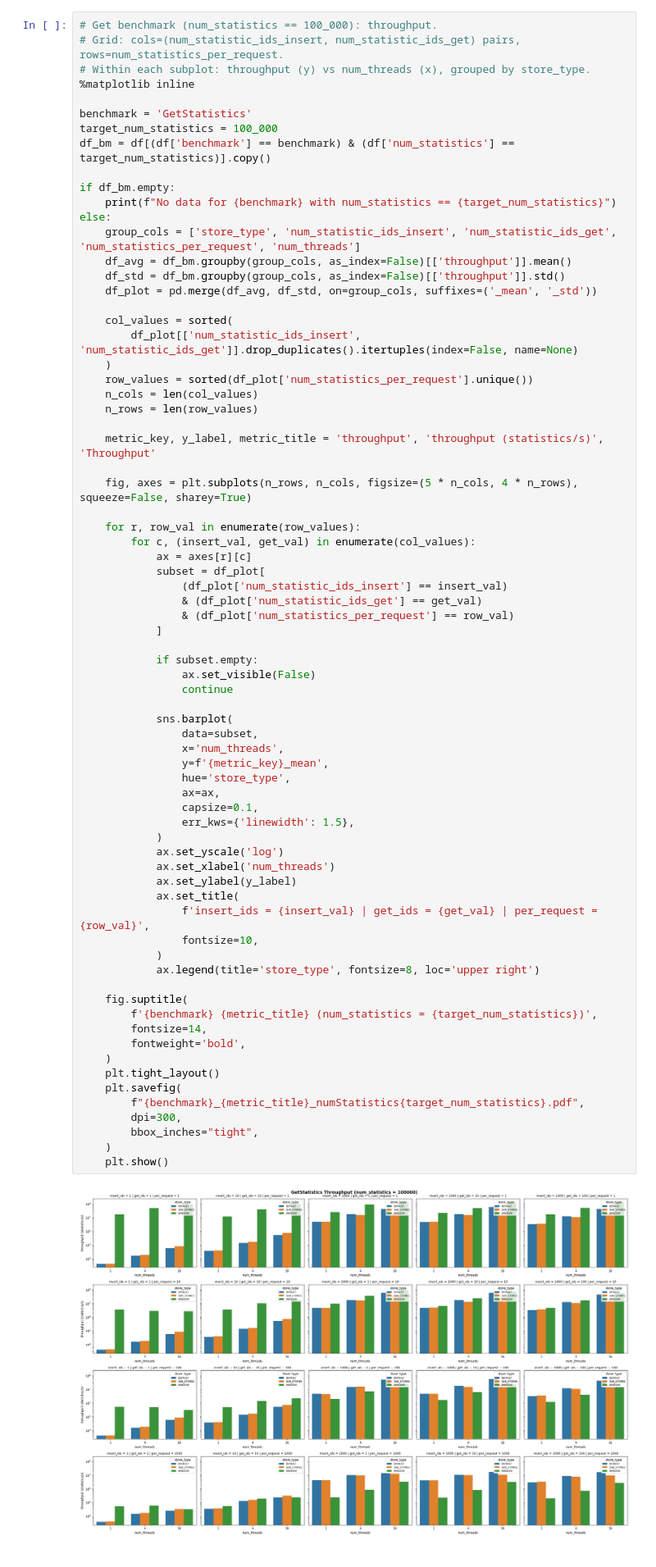
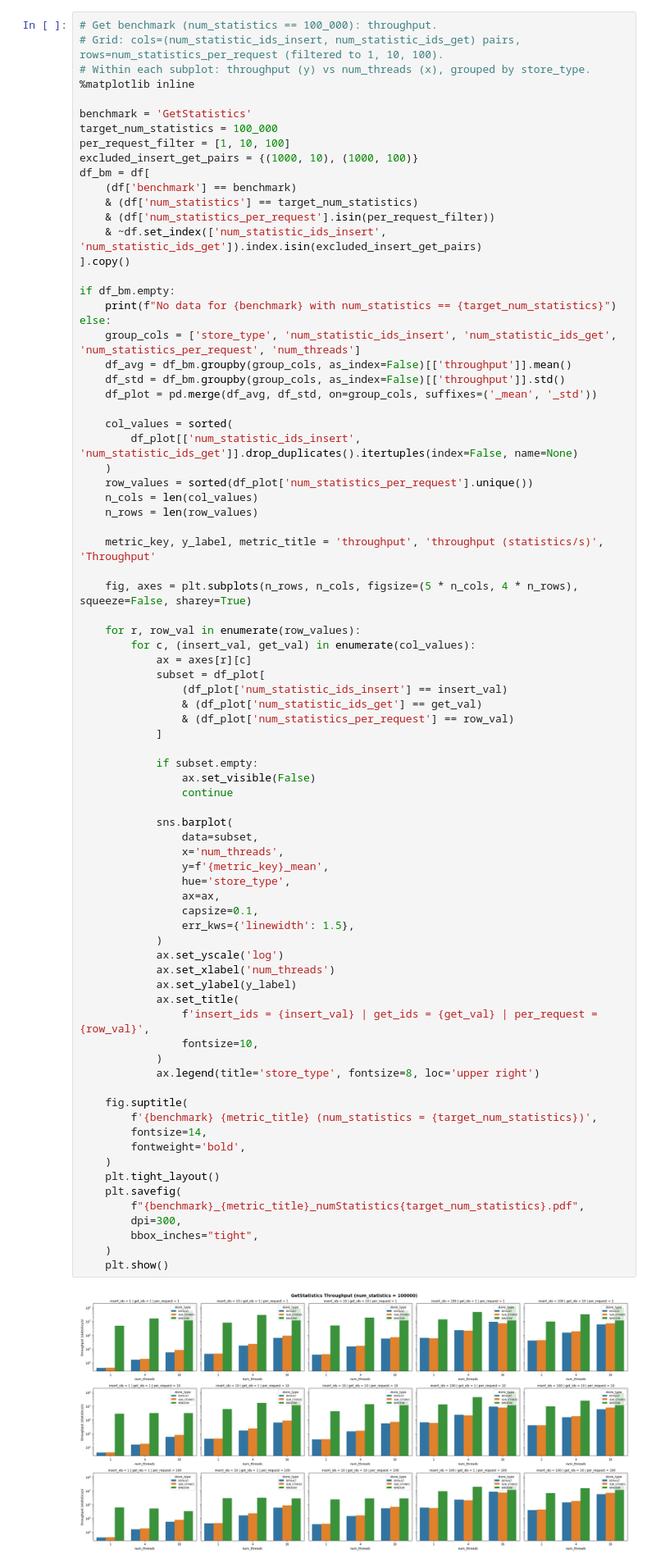
Before and after one commit to ESPAT-Orga/nebulastream-espat, a Jupyter notebook: scripts/benchmarking/statistics-store/plots/Statistic Stores.ipynb, the cells around one changed output. Shown at 82% size. Saved outputs shown, nothing was run; the diff lists cells and outputs as text.

```diff
--- a/scripts/benchmarking/statistics-store/plots/Statistic Stores.ipynb
+++ b/scripts/benchmarking/statistics-store/plots/Statistic Stores.ipynb
@@ -78,12 +78,19 @@ else:
 # %%
 # Get benchmark (num_statistics == 100_000): throughput.
-# Grid: cols=(num_statistic_ids_insert, num_statistic_ids_get) pairs, rows=num_statistics_per_request.
+# Grid: cols=(num_statistic_ids_insert, num_statistic_ids_get) pairs, rows=num_statistics_per_request (filtered to 1, 10, 100).
 # Within each subplot: throughput (y) vs num_threads (x), grouped by store_type.
 %matplotlib inline
 
 benchmark = 'GetStatistics'
 target_num_statistics = 100_000
-df_bm = df[(df['benchmark'] == benchmark) & (df['num_statistics'] == target_num_statistics)].copy()
+per_request_filter = [1, 10, 100]
+excluded_insert_get_pairs = {(1000, 10), (1000, 100)}
+df_bm = df[
+    (df['benchmark'] == benchmark)
+    & (df['num_statistics'] == target_num_statistics)
+    & (df['num_statistics_per_request'].isin(per_request_filter))
+    & ~df.set_index(['num_statistic_ids_insert', 'num_statistic_ids_get']).index.isin(excluded_insert_get_pairs)
+].copy()
 
 if df_bm.empty:
     print(f"No data for {benchmark} with num_statistics == {target_num_statistics}")
@@ -121,34 +128,34 @@ else:
                 data=subset,
                 x='num_threads',
                 y=f'{metric_key}_mean',
                 hue='store_type',
                 ax=ax,
                 capsize=0.1,
                 err_kws={'linewidth': 1.5},
             )
             ax.set_yscale('log')
             ax.set_xlabel('num_threads')
             ax.set_ylabel(y_label)
             ax.set_title(
                 f'insert_ids = {insert_val} | get_ids = {get_val} | per_request = {row_val}',
                 fontsize=10,
             )
             ax.legend(title='store_type', fontsize=8, loc='upper right')
 
     fig.suptitle(
         f'{benchmark} {metric_title} (num_statistics = {target_num_statistics})',
         fontsize=14,
         fontweight='bold',
     )
     plt.tight_layout()
     plt.savefig(
         f"{benchmark}_{metric_title}_numStatistics{target_num_statistics}.pdf",
         dpi=300,
         bbox_inches="tight",
     )
     plt.show()
 # %% [output]
-[figure, old version]
+[figure, new version]
 # %%
 # Get benchmark (num_statistics == 1): latency.
 # Grid: cols=num_statistics_per_request, rows=(num_statistic_ids_insert, num_statistic_ids_get) pairs.
```
Also changed, not shown: parts of 3 cells of this notebook, 49 other files.
